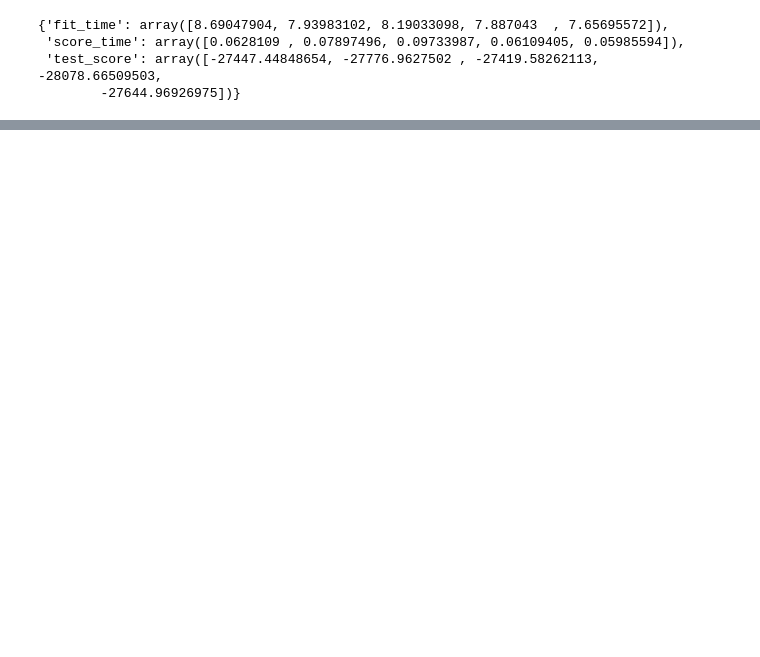
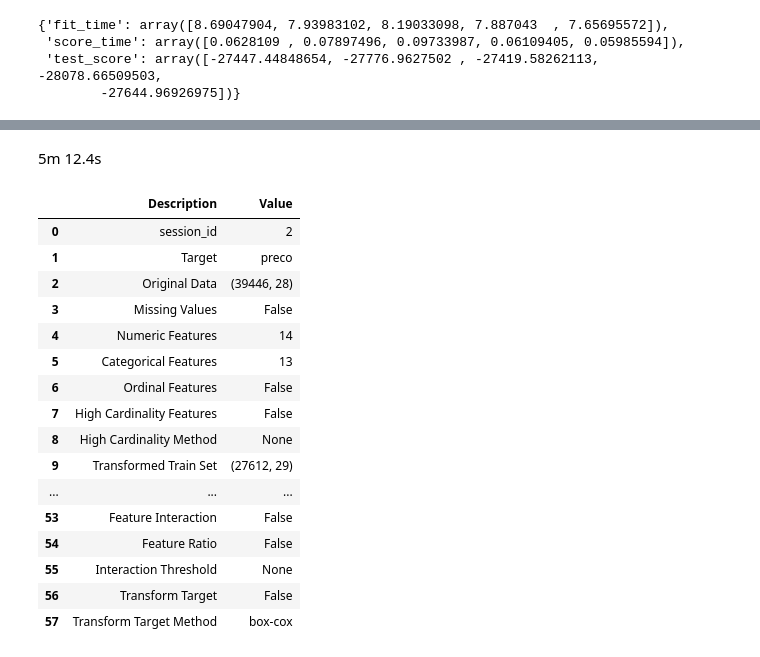
Before and after one commit to igordesouza/Hackday, a Jupyter notebook: ml-pycaret.ipynb, the cells around one changed output, grey strips where cells are left out. Cells and saved outputs as stored; diff of their text form; code cells hidden in the pictures; blank space fills up the shorter version.

```diff
--- a/ml-pycaret.ipynb
+++ b/ml-pycaret.ipynb
@@ -22,6 +23,7 @@ X_pp = te.fit_transform(df_train.drop(columns=['ID', 'preco']), df_train['preco'
 
 X_pp = X_pp.fillna(0)
 # %%
+X_pp = X_pp.fillna(0)
 df_pp = pd.concat([X_pp,y], axis=1)
 # %%
 exp_name = setup(data = df_pp,  target = 'preco', fold_shuffle=True, session_id=2)
@@ -125,16 +125,15 @@ And if memory is not enough, you can set `force_col_wise=true`.
 [LightGBM] [Info] Number of data points in the train set: 39446, number of used features: 25
 [LightGBM] [Info] Start training from score 133385.874346
 # %%
-lg = lgb.LGBMRegressor(boosting_type = 'gbdt',
-                       learning_rate = 0.5,
-                       objective = 'regression',
-                       metric = 'mae',
-                       sub_feature = '1',
-                       min_data = 50,
-                       num_leaves = 100,
-                       max_depth = 100,
-                       n_estimators = 1000,
-                       )
+lg = LGBMRegressor( boosting_type = 'gbdt',
+                    learning_rate = 0.5,
+                    objective = 'regression',
+                    metric = 'mae',
+                    sub_feature = '1',
+                    min_data = 50,
+                    num_leaves = 100,
+                    max_depth = 100,
+                    )
 # %%
 lg
 # %% [output]
@@ -178,0 +199,25 @@ cross_validate(xgb, X_pp, y, cv=5 , scoring = 'neg_mean_absolute_error')
+# %%
+X_te = X_te.fillna(0)
+df_te = pd.concat([X_te,y], axis=1)
+# %% [markdown]
+5m 12.4s
+# %%
+exp_name_te = setup(data = df_te,  target = 'preco', fold_shuffle=True, session_id=2)
+# %% [output]
+|  | Description | Value |
+| 0 | session_id | 2 |
+| 1 | Target | preco |
+| 2 | Original Data | (39446, 28) |
+| 3 | Missing Values | False |
+| 4 | Numeric Features | 14 |
+| 5 | Categorical Features | 13 |
+| 6 | Ordinal Features | False |
+| 7 | High Cardinality Features | False |
+| 8 | High Cardinality Method | None |
+| 9 | Transformed Train Set | (27612, 29) |
+| ... | ... | ... |
+| 53 | Feature Interaction | False |
+| 54 | Feature Ratio | False |
+| 55 | Interaction Threshold | None |
+| 56 | Transform Target | False |
+| 57 | Transform Target Method | box-cox |
```
Also changed, not shown: parts of 37 cells of this notebook.
